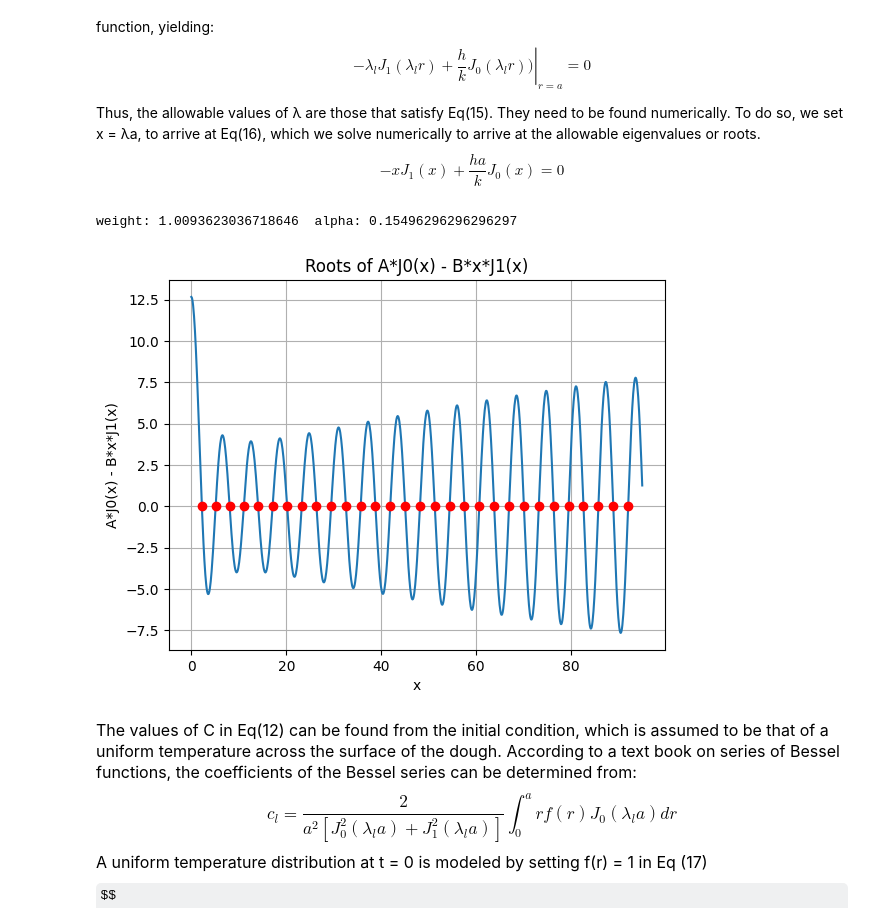
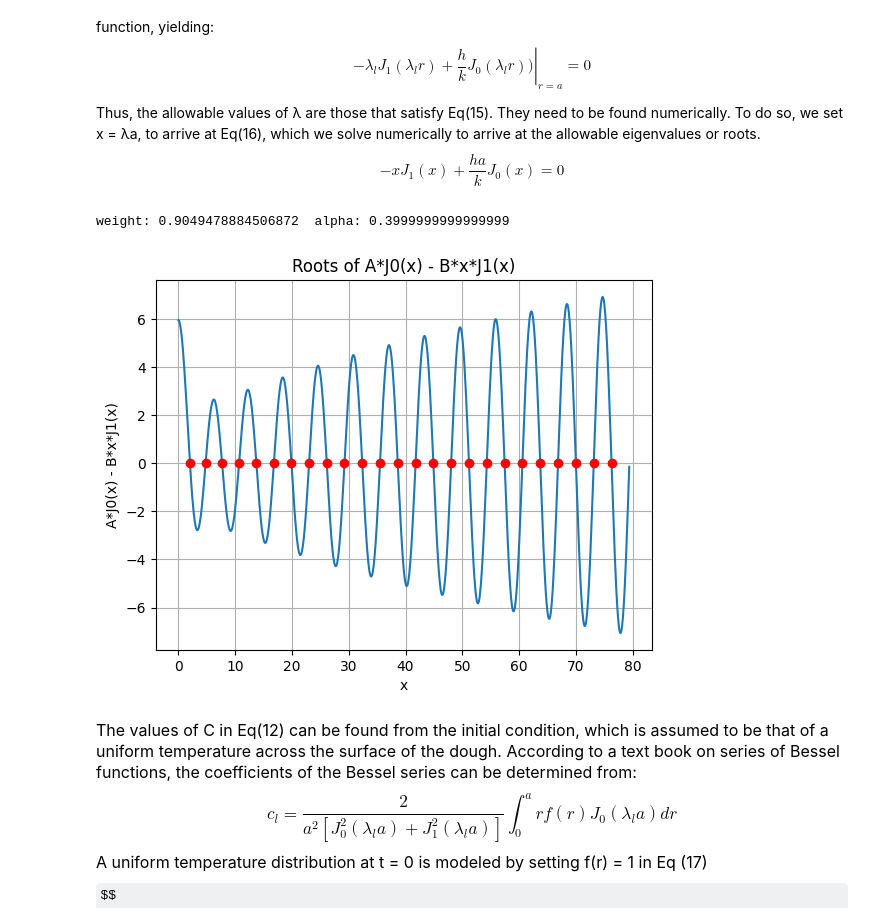
Before and after one commit to geoc1234/sourdough, a Jupyter notebook: notebooks/HeatMap.ipynb, the cells around one changed output. Cells and saved outputs as stored; diff of their text form; code cells hidden in the pictures; some formulas as TeX source.

```diff
--- a/notebooks/HeatMap.ipynb
+++ b/notebooks/HeatMap.ipynb
@@ -99,12 +99,12 @@ from scipy.special import j1, j0, jn_zeros
 # Define parameters
 T_air = 37.0  # The refrigerator air temperature °F
 T_0 = 74.0    # The initial bread temperature °F
-radius = 9.5  # radius of the cylindrically shaped bread cm
-height = 8.9  # height or length of the bread cm
-convection_h = 0.002/1.8   # Example value for 'h' W/cm^2/Rankin
-conduction_k = 0.0015/1.8    # Example value for 'k' W/cm/Rankin
-cp = 2092.0/1.8   # heat capacity dough J/Kg/Rankin
-rho = 0.0004  # density of dough Kg/cm^3
+radius = 3.125 * 2.54  # radius of the cylindrically shaped bread cm
+height = 2.25 * 2.54  # height of dough at 50% proof (cm)
+convection_h = 0.001/1.8    # Example value for 'h' W/cm^2/Rankin
+conduction_k = 0.002/1.8/1.5    # Example value for 'k' W/cm/Rankin at 50% proof
+cp = 2400.0/1.8   # heat capacity dough J/Kg/Rankin
+rho = 0.0012/1.5  # density of dough Kg/cm^3 at 50% proof
 alpha = (cp*rho/conduction_k/3600) # convert from sec to hrs
 weight_boule = (np.pi*radius**2)*height*rho
 print("weight:",weight_boule," alpha:", alpha)
@@ -185,35 +185,35 @@ def find_roots_m(A, B, H = height, x_range=(0,height,1000), n_roots=num_roots_m)
     return np.array(roots)
 
 def calc_coefficient_l(xl, a=9):
   # expects input xl = lambda_l*a
   term1 = 2.0/(radius**2 * (j0(xl)**2 + j1(xl)**2))
   term2 = a**2*j1(xl)/xl
   #print("coeff", term1*term2)
   return term1*term2
 
 def calc_coefficient_z(xz,H=7):
   # expects input xz = root_m
   term1 = (H/2) + np.sin(xz*H)/(2*xz)
   term2 = (2/xz)*np.sin(xz*H/2)
   return term2/term1
 
 A = (convection_h/conduction_k)*radius
 B = 1
 l_rootsRange = 10*radius
 l_range=(0,l_rootsRange,10000)
 roots_l = find_roots_lambda(A, B,l_range, num_roots_l)
 x = np.linspace(0,l_rootsRange,1000)
 y = A * j0(x) - B * x * j1(x)
 plt.plot(x, y)
 plt.plot(roots_l, np.zeros_like(roots_l), "ro")
 plt.xlabel("x")
 plt.ylabel("A*J0(x) - B*x*J1(x)")
 plt.title("Roots of A*J0(x) - B*x*J1(x)")
 plt.grid(True)
 plt.show()
 # %% [output]
-weight: 1.0093623036718646  alpha: 0.15496296296296297
+weight: 0.9049478884506872  alpha: 0.3999999999999999
-[figure, old version]
+[figure, new version]
 # %% [markdown]
  <font size = "3"> The values of C in Eq(12) can be found from the initial condition, which is assumed to be that of a uniform temperature across the surface of the dough.  According to a text book on series of Bessel functions, the coefficients of the Bessel series can be determined from:
 $$
```
Also changed, not shown: parts of 5 cells of this notebook.
